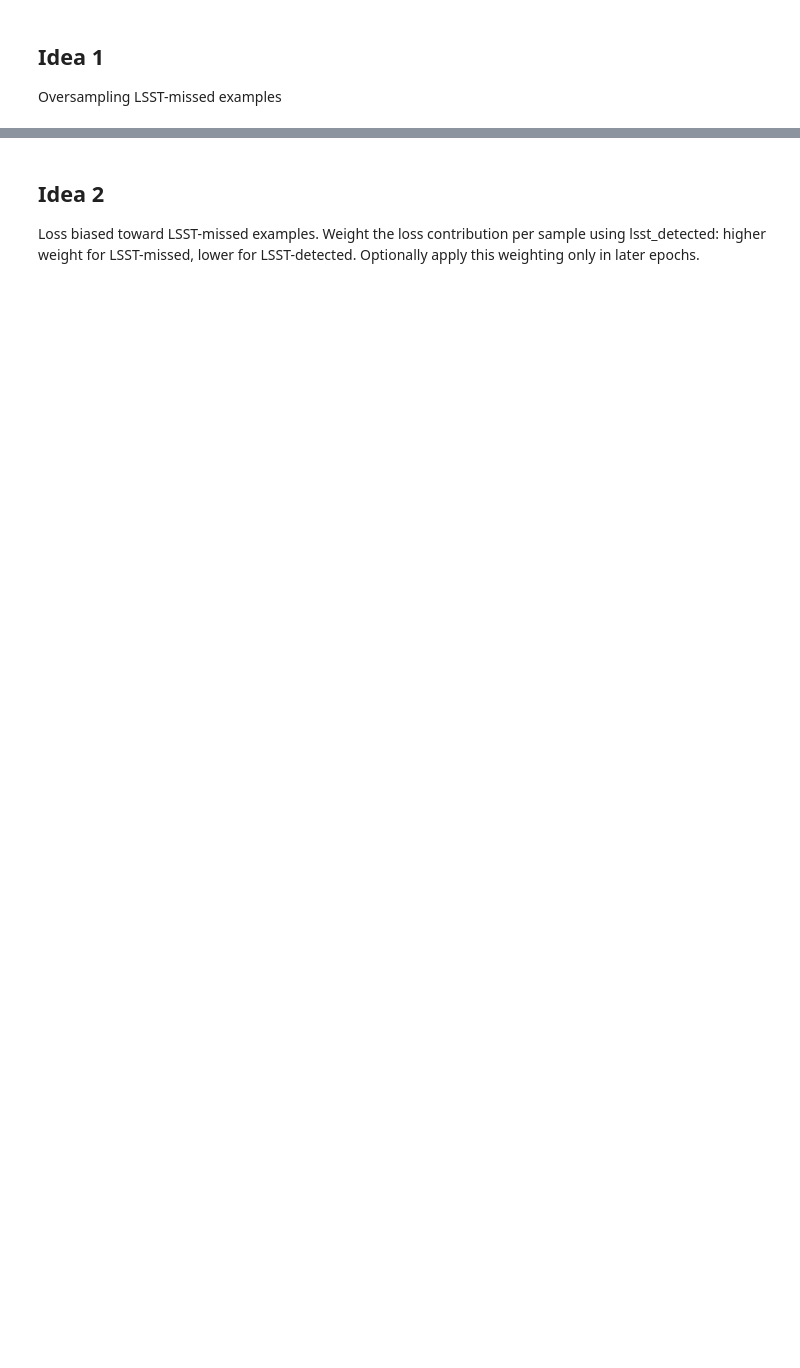
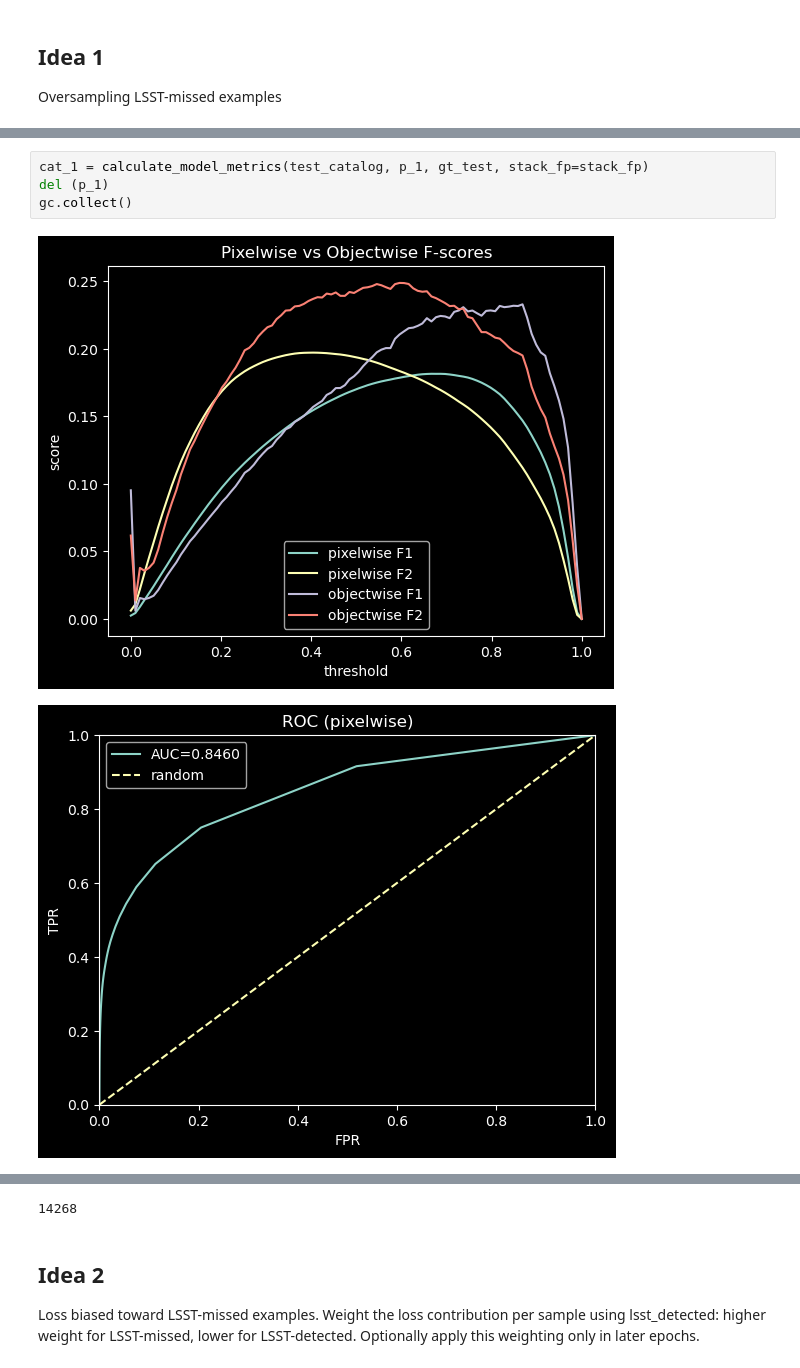
Before and after one commit to dirac-institute/Asteroid_detection_CNN, a Jupyter notebook: experiments/Evaluation.ipynb, the cells around one changed output, grey strips where cells are left out. Saved outputs shown, nothing was run; the diff lists cells and outputs as text; blank space fills up the shorter version.

```diff
--- a/experiments/Evaluation.ipynb
+++ b/experiments/Evaluation.ipynb
@@ -209,0 +115,7 @@ Actual Positive                 746                 254
+# %%
+cat_1 = calculate_model_metrics(test_catalog, p_1, gt_test, stack_fp=stack_fp)
+del (p_1)
+gc.collect()
+# %% [output]
+[figure, added]
+[figure, added]
@@ -210,3 +137,4 @@ Actual Positive                 746                 254
+14268
 # %% [markdown]
 ## Idea 2
 
```
Also changed, not shown: parts of 32 cells of this notebook, 3 other files.
